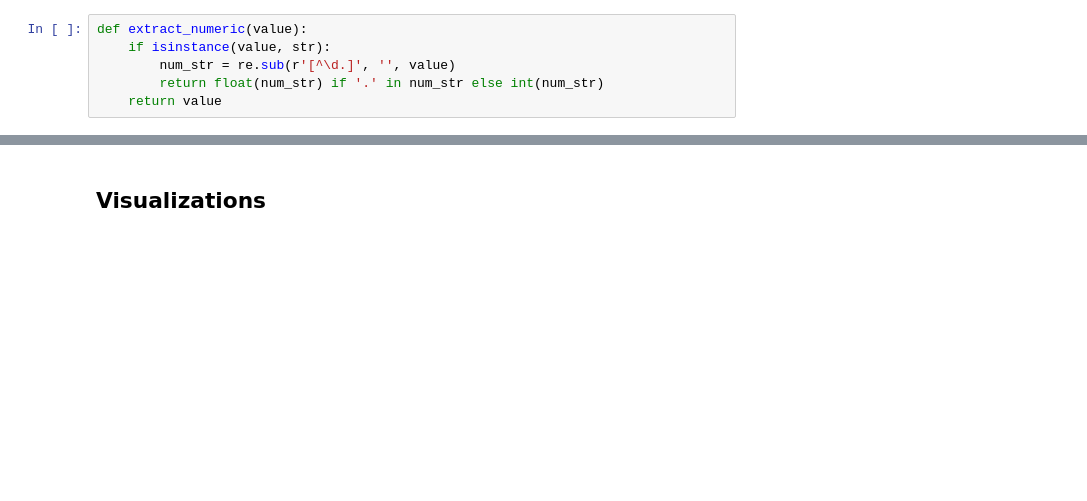
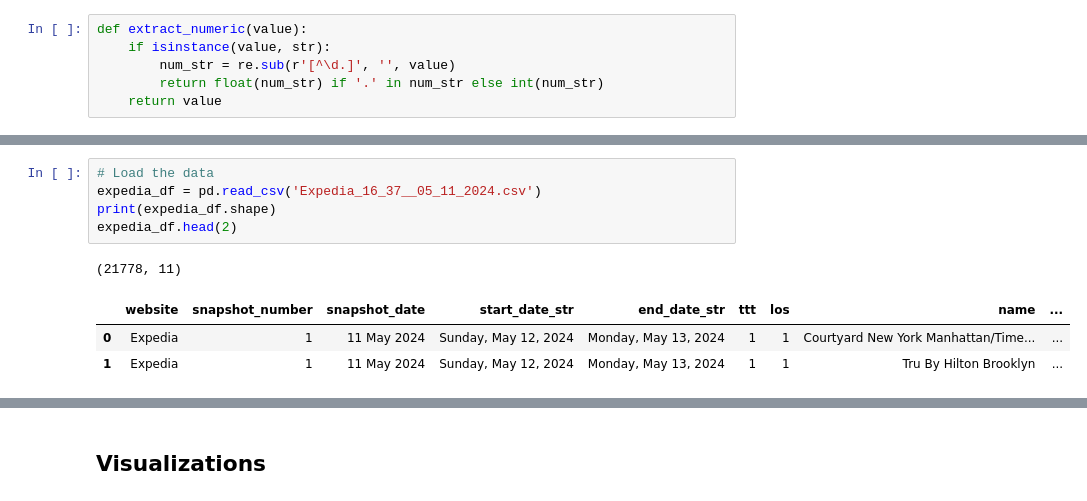
Before and after one commit to idanwork22/intro_to_data_science_project, a Jupyter notebook: jupyter_notebooks/part_2/Comprehensive_Hotel_Data_Analysis.ipynb, the cells around one changed output, grey strips where cells are left out. Cells and saved outputs as stored; diff of their text form; blank space fills up the shorter version.

```diff
--- a/jupyter_notebooks/part_2/Comprehensive_Hotel_Data_Analysis.ipynb
+++ b/jupyter_notebooks/part_2/Comprehensive_Hotel_Data_Analysis.ipynb
@@ -63,0 +86,10 @@ booking_df.head()
+# %%
+# Load the data
+expedia_df = pd.read_csv('Expedia_16_37__05_11_2024.csv')
+print(expedia_df.shape)
+expedia_df.head(2)
+# %% [output]
+(21778, 11)
+|  | website | snapshot_number | snapshot_date | start_date_str | end_date_str | ttt | los | name | ... |
+| 0 | Expedia | 1 | 11 May 2024 | Sunday, May 12, 2024 | Monday, May 13, 2024 | 1 | 1 | Courtyard New York Manhattan/Time... | ... |
+| 1 | Expedia | 1 | 11 May 2024 | Sunday, May 12, 2024 | Monday, May 13, 2024 | 1 | 1 | Tru By Hilton Brooklyn | ... |
```
Also changed, not shown: parts of 17 cells of this notebook, 9 other files.
